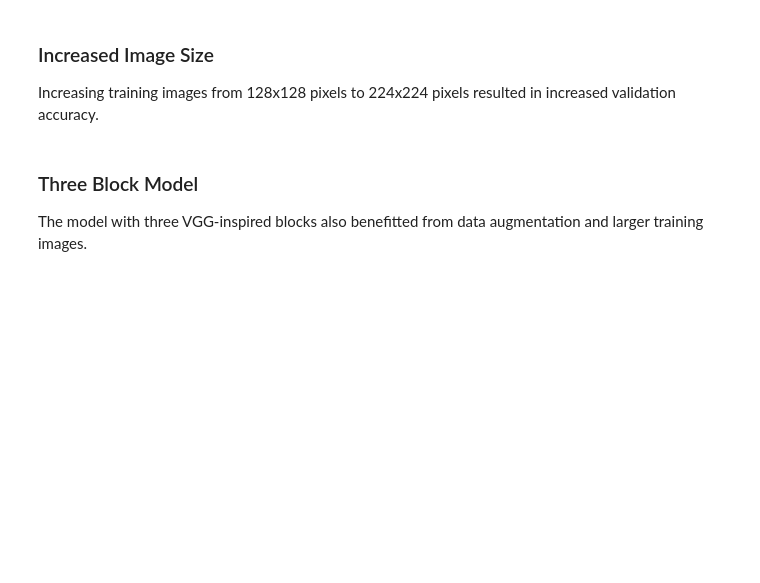
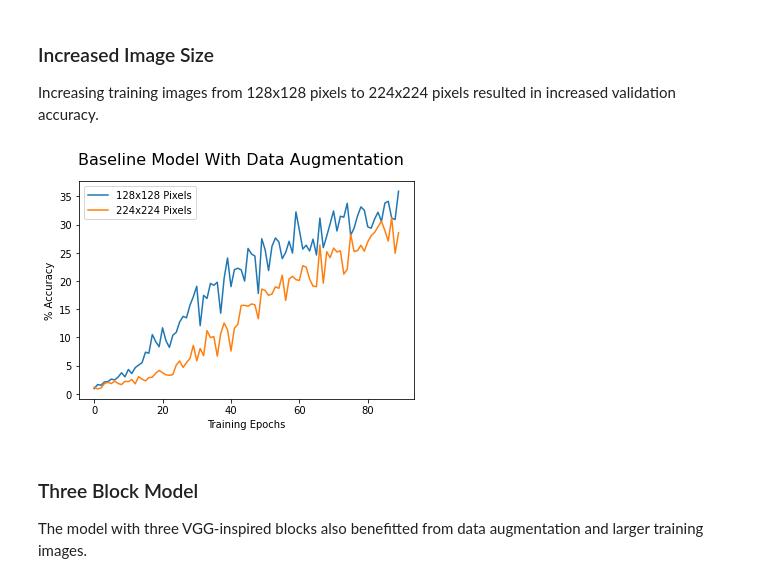
Before and after one commit to veronicatco/MIS581, a Jupyter notebook: training data analysis.ipynb, the cells around one changed output. Cells and saved outputs as stored; diff of their text form; code cells hidden in the pictures; blank space fills up the shorter version.

Commit message:
New training history for Baseline model with data augmentation

```diff
--- a/training data analysis.ipynb
+++ b/training data analysis.ipynb
@@ -101,10 +109,12 @@ dfs = [pd.read_csv(os.path.join(path, file)) for file in files]
 df = pd.concat(dfs)
 df.to_csv(os.path.join(path, 'one_layer_224x224_shift_flip.csv'))
 # %%
-files = {'history 1 layer 128x128 shift_both_flips.csv': '128x128 Pixels',
+files = {'layers1_shiftflip_128x128_ep1-90_history.csv': '128x128 Pixels',
          'one_layer_224x224_shift_flip.csv': '224x224 Pixels'
         }
 single_plot(files, 'Baseline Model With Data Augmentation')
+# %% [output]
+[figure, added]
 # %% [markdown]
 ### Three Block Model
 The model with three VGG-inspired blocks also benefitted from data augmentation and larger training images.
```
Also changed, not shown: parts of 10 cells of this notebook, 3 other files.
